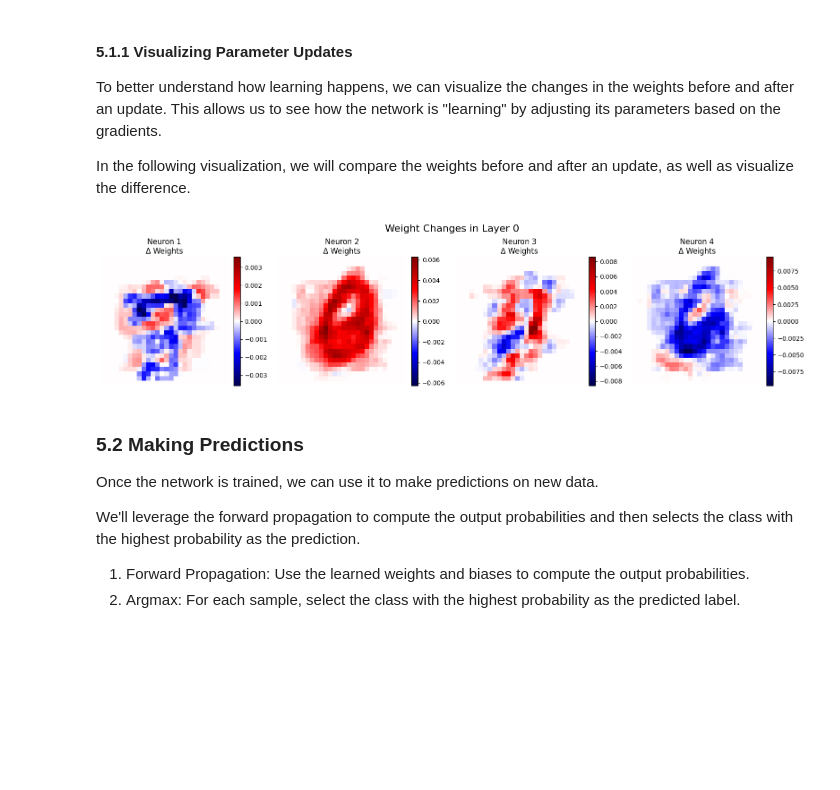
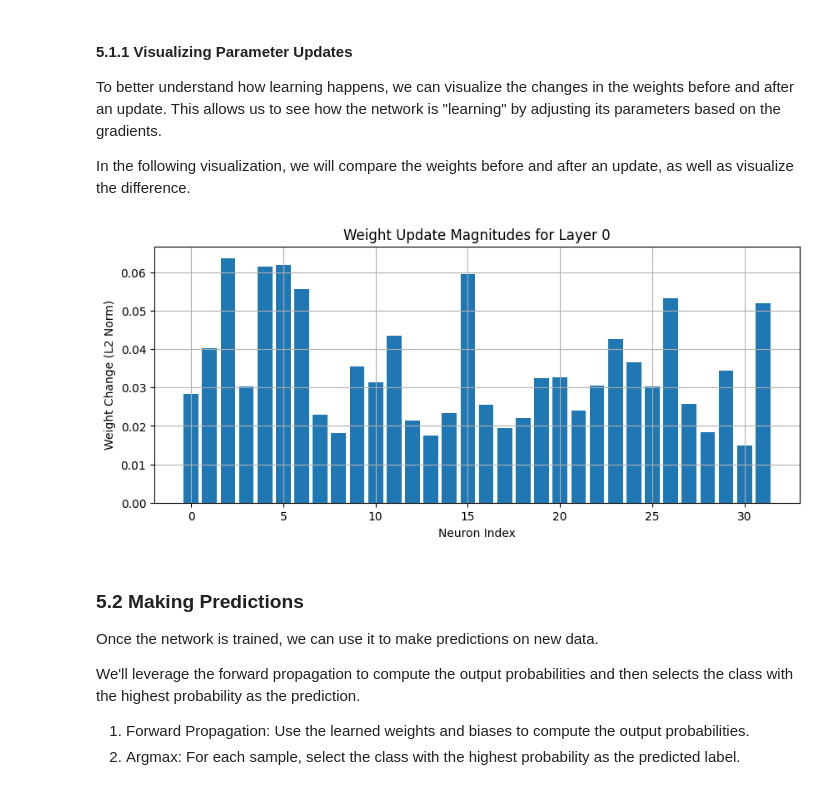
Before and after one commit to dinosaur-oatmeal/MNIST-Walkthrough, a Jupyter notebook: MNIST-Walkthrough.ipynb, the cells around one changed output. Drawn from its saved outputs; the diff is of its cells as text; code cells hidden in the pictures; blank space fills up the shorter version.

Commit message:
reworked descriptions and added tanh

```diff
--- a/MNIST-Walkthrough.ipynb
+++ b/MNIST-Walkthrough.ipynb
@@ -26,15 +26,19 @@ We'll use the `openml` library to fetch the MNIST dataset. This library simplifi
 Once we have the dataset, we'll define the network architecture, using variables to represent key dimensions such as the number of neurons in each layer. These variables will be referenced throughout the program, keeping our networks dimensions uniform.
 # %%
 import openml
+import copy
 import numpy as np
 import matplotlib.pyplot as plt
+import matplotlib.patches as patches
+from sklearn.metrics import confusion_matrix
+import seaborn as sns
 
 # Download MNIST dataset from OpenML
 mnist = openml.datasets.get_dataset(554)    # ID for MNIST
 
 # Define network architecture
 input_size = 28 * 28         # 784 input neurons
-hidden_sizes = [16, 12]      # Two hidden layers with 32 and 16 neurons
+hidden_sizes = [32, 16]      # Two hidden layers with 32 and 16 neurons
 output_size = 10             # 10 output neurons for digits 0-9
 layer_dims = [input_size] + hidden_sizes + [output_size]    # Total network dimensions
 # %% [markdown]
@@ -605,8 +698,8 @@ def forward_propagation(x, weights, biases):
         z = np.dot(weights[i], activations[-1]) + biases[i]
         zs.append(z)  # Store Z
 
-        # Activation step using ReLU for hidden layers
-        a = relu(z)
+        # Activation step using Tanh for hidden layers
+        a = tanh(z)
         activations.append(a)
 
     # Forward propagation through the output layer
@@ -959,61 +1005,48 @@ To better understand how learning happens, we can visualize the changes in the w
 
 In the following visualization, we will compare the weights before and after an update, as well as visualize the difference.
 # %%
-import copy
-import matplotlib.pyplot as plt
+def visualize_parameter_updates(weights_before, weights_after, layer=0):
+    """
+    Arguments:
+    weights_before -- list of weight matrices before the update
+    weights_after -- list of weight matrices after the update
+    layer -- integer, index of the layer to visualize
+    """
+    # Compute the weight differences
+    weight_diff = weights_after[layer] - weights_before[layer]
 
-def visualize_parameter_updates(weights_before, weights_after, layer=0, num_weights=4):
-    """
-    Visualizes only the difference in weights for selected neurons in a layer.
+    # Compute the L2 norm (magnitude) of updates for each output neuron (row in weight matrix)
+    diff_norms = np.linalg.norm(weight_diff, axis=1)
 
-    Arguments:
-    weights_before -- list of weight matrices before update
-    weights_after -- list of weight matrices after update
-    layer -- int, which layer to visualize
-    num_weights -- int, how many neurons' weights to visualize
-    """
-    num_weights = min(num_weights, weights_before[layer].shape[0])
-
-    fig, axes = plt.subplots(1, num_weights, figsize=(4 * num_weights, 4))
-
-    if num_weights == 1:
-        axes = [axes]  # Ensure iterable for one neuron
-
-    for i in range(num_weights):
-        w_before = weights_before[layer][i]
-        w_after = weights_after[layer][i]
-        delta = w_after - w_before
-
-        vmax = np.max(np.abs(delta))
-        im = axes[i].imshow(delta.reshape(28, 28), cmap='seismic', vmin=-vmax, vmax=vmax)
-        axes[i].set_title(f'Neuron {i + 1}\nΔ Weights')
-        axes[i].axis('off')
-        plt.colorbar(im, ax=axes[i], fraction=0.046, pad=0.04)
-
-    plt.suptitle(f'Weight Changes in Layer {layer}', fontsize=16)
-    plt.tight_layout()
+    # Plot the weight update magnitudes
+    plt.figure(figsize=(10, 4))
+    plt.bar(range(len(diff_norms)), diff_norms)
+    plt.xlabel('Neuron Index')
+    plt.ylabel('Weight Change (L2 Norm)')
+    plt.title(f'Weight Update Magnitudes for Layer {layer}')
+    plt.grid(True)
     plt.show()
 
 # Hyperparameters for training
 learning_rate = 0.1
 batch_size = 64
 
 # Clone weights before update
 weights_before_update = copy.deepcopy(weights)
 
-# Perform forward pass
+# Forward propagation on a batch
 aL, cache = forward_propagation(x_train[:, :batch_size], weights, biases)
 
-# Perform backpropagation
+# Backward propagation
 gradients = back_propagation(y_train[:batch_size], cache, weights)
 
 # Update parameters
 weights, biases = update_parameters(weights, biases, gradients, learning_rate)
 
-# Visualize updates for the first hidden layer
-visualize_parameter_updates(weights_before_update, weights, layer=0, num_weights=4)
+# Visualize weight changes for the first hidden layer
+visualize_parameter_updates(weights_before_update, weights, layer=0)
 # %% [output]
-[figure, old version]
+[figure, new version]
 # %% [markdown]
 ### 5.2 Making Predictions
 
```
Also changed, not shown: parts of 32 cells of this notebook.
